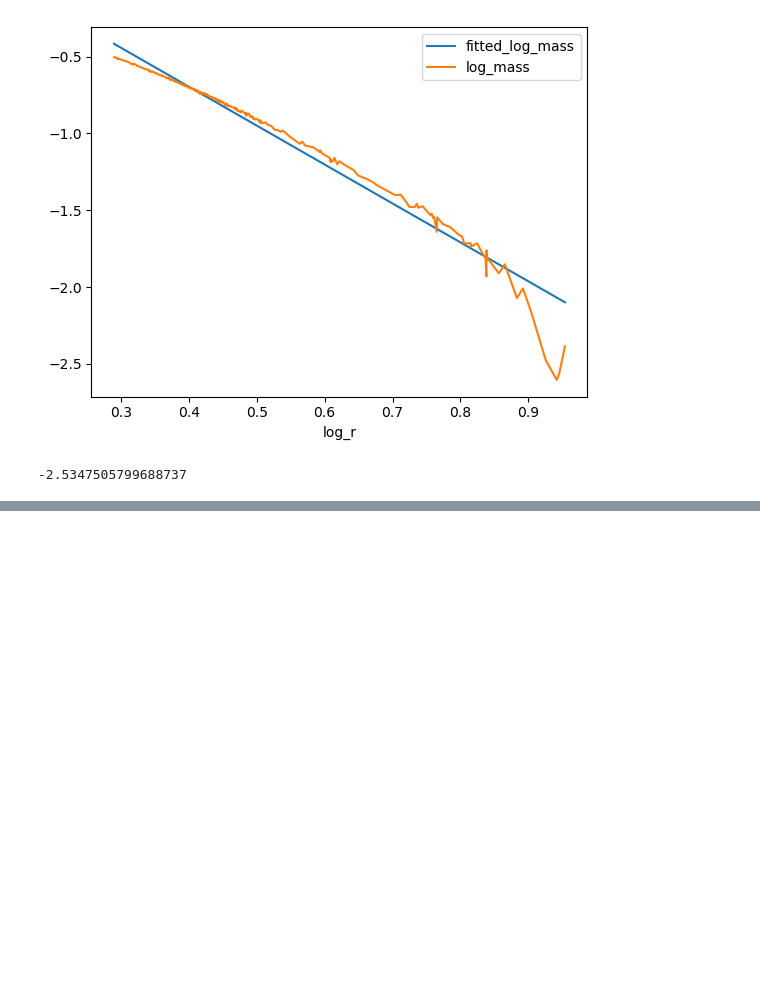
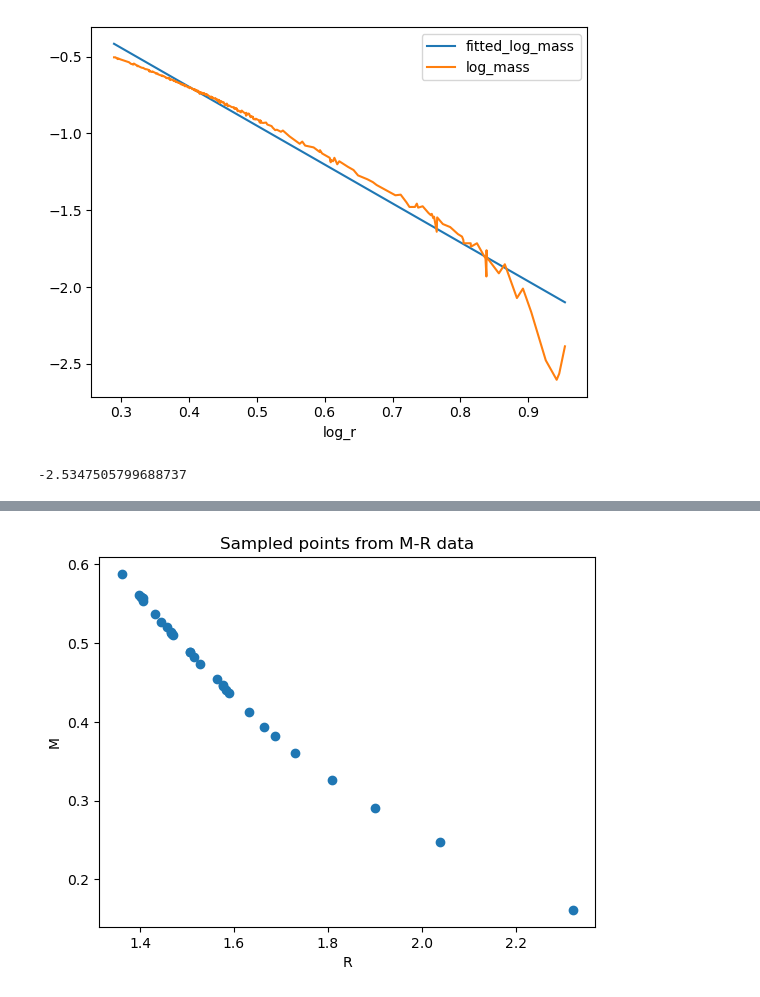
Before and after one commit to YigithanGediz/phys_414_final_project, a Jupyter notebook: data_analysis.ipynb, the cells around one changed output, grey strips where cells are left out. Cells and saved outputs as stored; diff of their text form; code cells hidden in the pictures; blank space fills up the shorter version.

```diff
--- a/data_analysis.ipynb
+++ b/data_analysis.ipynb
@@ -102,0 +239,14 @@ $$
+# %%
+# Map sample points to nearest data points
+sampled_idxes = [np.argmin(np.abs(R_data - r)) for r in sample_points]
+
+sampled_R_data = R_data[sampled_idxes]
+sampled_M_data = M_data[sampled_idxes]
+
+plt.title("Sampled points from M-R data")
+plt.xlabel("R")
+plt.ylabel("M")
+plt.scatter(sampled_R_data, sampled_M_data)
+plt.show()
+# %% [output]
+[figure, added]
```
Also changed, not shown: parts of 13 cells of this notebook, 5 other files.
